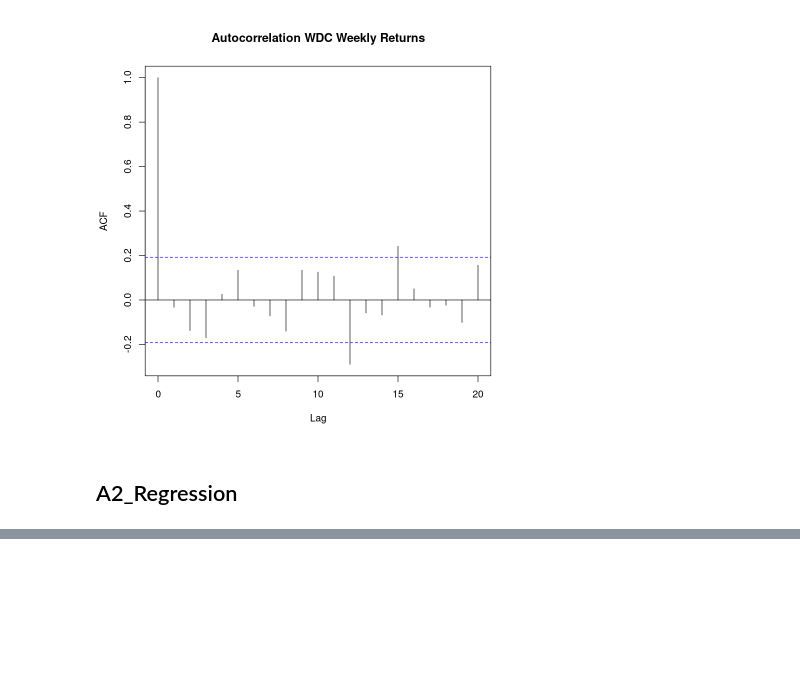
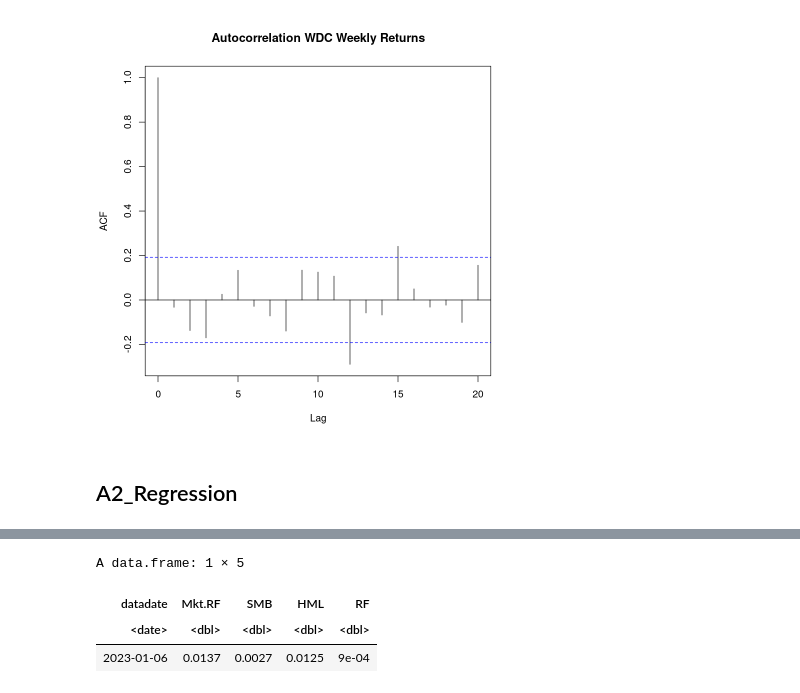
Before and after one commit to Mengsch3/apps-r-hw-01, a Jupyter notebook: hw_02/hw_02.ipynb, the cells around one changed output, grey strips where cells are left out. Cells and saved outputs as stored; diff of their text form; code cells hidden in the pictures; blank space fills up the shorter version.

```diff
--- a/hw_02/hw_02.ipynb
+++ b/hw_02/hw_02.ipynb
@@ -283 +261,10 @@ A data.frame: 5175 × 5
+# %%
+fama_french_data %>%
+    filter(datadate >= as.Date("2023-01-01")) %>%
+    slice(1)
+# %% [output]
+A data.frame: 1 × 5
+| datadate | Mkt.RF | SMB | HML | RF |
+| <date> | <dbl> | <dbl> | <dbl> | <dbl> |
+| 2023-01-06 | 0.0137 | 0.0027 | 0.0125 | 9e-04 |
 # %%
```
Also changed, not shown: parts of 8 cells of this notebook.
